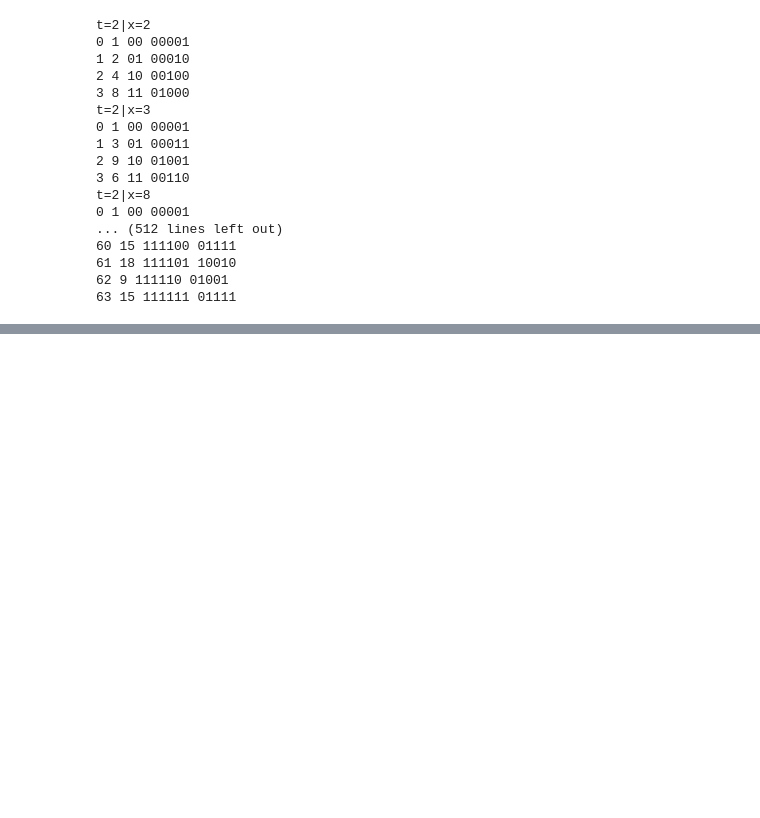
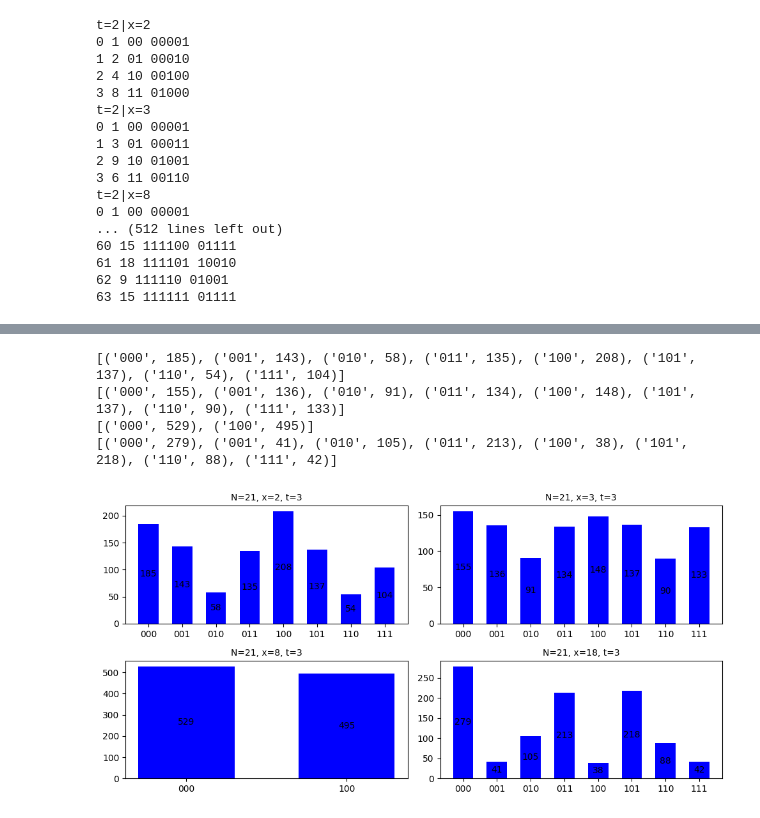
Before and after one commit to VoicuTomut/QuantumComputation, a Jupyter notebook: Factoring /frequency.ipynb, the cells around one changed output, grey strips where cells are left out. Saved outputs shown, nothing was run; the diff lists cells and outputs as text; code cells hidden in the pictures; blank space fills up the shorter version.

```diff
--- a/Factoring /frequency.ipynb
+++ b/Factoring /frequency.ipynb
@@ -239,0 +286,22 @@ hist
+# %%
+t = 3
+
+fig, ax = plt.subplots(nrows=2, ncols=2,figsize=(10, 5))
+
+for i, x in enumerate(x_):
+
+    counts = order_counts(experiments[t]["counts"][i])
+    for binary, count in counts.items():
+        p = ax[int(i/2),i%2].bar(binary, count, width=0.6, color="b" )
+        ax[int(i/2),i%2].bar_label(p, label_type='center')
+    ax[int(i/2),i%2].set_title("N={}, x={}, t={}".format(N, x, t), fontsize = 10)
+
+
+plt.tight_layout()
+plt.show()
+# %% [output]
+[('000', 185), ('001', 143), ('010', 58), ('011', 135), ('100', 208), ('101', 137), ('110', 54), ('111', 104)]
+[('000', 155), ('001', 136), ('010', 91), ('011', 134), ('100', 148), ('101', 137), ('110', 90), ('111', 133)]
+[('000', 529), ('100', 495)]
+[('000', 279), ('001', 41), ('010', 105), ('011', 213), ('100', 38), ('101', 218), ('110', 88), ('111', 42)]
+[figure, added]
```
Also changed, not shown: parts of 10 cells of this notebook, 1 other file.
